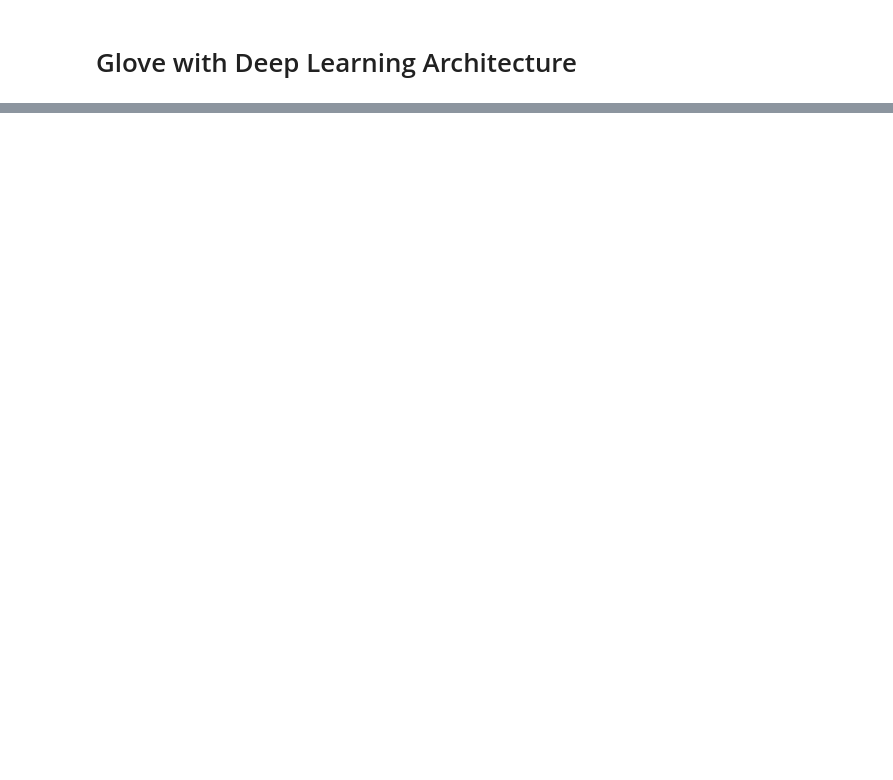
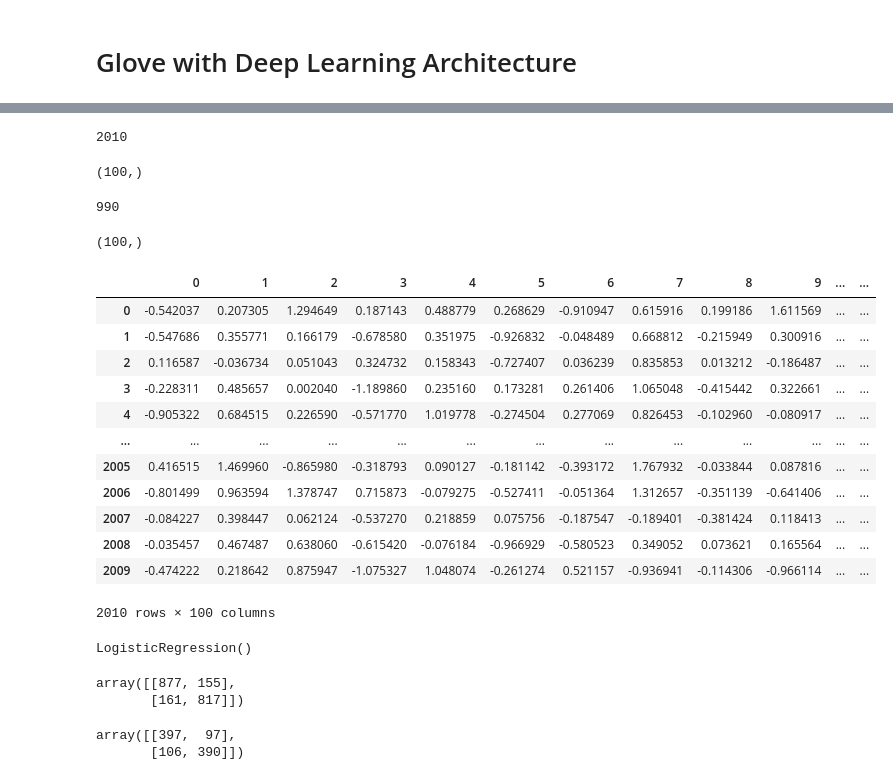
Before and after one commit to nursnaaz/GoogletoChatgpt, a Jupyter notebook: 05. Building Text Classification/Sentiment Analysis/Supervised_Sentiment_Analysis.ipynb, the cells around one changed output, grey strips where cells are left out. Cells and saved outputs as stored; diff of their text form; code cells hidden in the pictures; blank space fills up the shorter version.

```diff
--- a/05. Building Text Classification/Sentiment Analysis/Supervised_Sentiment_Analysis.ipynb
+++ b/05. Building Text Classification/Sentiment Analysis/Supervised_Sentiment_Analysis.ipynb
@@ -418,0 +554,32 @@ Test Accuracy :  0.8010101010101011
+# %%
+# Creating a feature vector by averaging all embeddings for all sentences
+def features_embeddings_trained(list_of_lists):
+
+    # feature vector column length
+    DIMENSION = w2v_model.vector_size
+
+    # Zero vector if words not in our w2v_model vocubulary
+    zero_vector = np.zeros(DIMENSION)
+
+    features = []
+
+    # feature vector for each sentence in list_of_lists one by one
+    for tokens in list_of_lists:
+
+        # feature vector for a single sentence
+        feature =  np.zeros(DIMENSION) # shape = 1X DIMENSION
+
+        # count for each token/word in a tokens or sentence
+        feature_counts = 0 + 1e-5   # to avoid divide-by-zero
+        for token in tokens:
+            if token in w2v_model.wv.index_to_key:
+                feature += w2v_model.wv[token] # Here both feature and w2v_model[token] are of same shape : 1X DIMENSION
+                feature_counts +=1    # Count increases for each token in a tokens
+
+        # Average the feature values for each tokens
+        if(feature_counts !=0 ):        # for non empty tokens
+            features.append(feature/feature_counts)
+        else:                           # for empty tokens
+            features.append(zero_vector)
+
+    return features
@@ -418,0 +633,30 @@ Test Accuracy :  0.8010101010101011
+# %%
+train_vectors = features_embeddings_trained(train_tokenized_corpus)
+print(len(train_vectors))
+train_vectors[0].shape
+# %% [output]
+2010
+(100,)
+# %%
+test_vectors = features_embeddings_trained(test_tokenized_corpus)
+print(len(test_vectors))
+test_vectors[0].shape
+# %% [output]
+990
+(100,)
+# %%
+pd.DataFrame(train_vectors)
+# %% [output]
+|  | 0 | 1 | 2 | 3 | 4 | 5 | 6 | 7 | 8 | 9 | ... | ... |
+| 0 | -0.542037 | 0.207305 | 1.294649 | 0.187143 | 0.488779 | 0.268629 | -0.910947 | 0.615916 | 0.199186 | 1.611569 | ... | ... |
+| 1 | -0.547686 | 0.355771 | 0.166179 | -0.678580 | 0.351975 | -0.926832 | -0.048489 | 0.668812 | -0.215949 | 0.300916 | ... | ... |
+| 2 | 0.116587 | -0.036734 | 0.051043 | 0.324732 | 0.158343 | -0.727407 | 0.036239 | 0.835853 | 0.013212 | -0.186487 | ... | ... |
+| 3 | -0.228311 | 0.485657 | 0.002040 | -1.189860 | 0.235160 | 0.173281 | 0.261406 | 1.065048 | -0.415442 | 0.322661 | ... | ... |
+| 4 | -0.905322 | 0.684515 | 0.226590 | -0.571770 | 1.019778 | -0.274504 | 0.277069 | 0.826453 | -0.102960 | -0.080917 | ... | ... |
+| ... | ... | ... | ... | ... | ... | ... | ... | ... | ... | ... | ... | ... |
+| 2005 | 0.416515 | 1.469960 | -0.865980 | -0.318793 | 0.090127 | -0.181142 | -0.393172 | 1.767932 | -0.033844 | 0.087816 | ... | ... |
+| 2006 | -0.801499 | 0.963594 | 1.378747 | 0.715873 | -0.079275 | -0.527411 | -0.051364 | 1.312657 | -0.351139 | -0.641406 | ... | ... |
+| 2007 | -0.084227 | 0.398447 | 0.062124 | -0.537270 | 0.218859 | 0.075756 | -0.187547 | -0.189401 | -0.381424 | 0.118413 | ... | ... |
+| 2008 | -0.035457 | 0.467487 | 0.638060 | -0.615420 | -0.076184 | -0.966929 | -0.580523 | 0.349052 | 0.073621 | 0.165564 | ... | ... |
+| 2009 | -0.474222 | 0.218642 | 0.875947 | -1.075327 | 1.048074 | -0.261274 | 0.521157 | -0.936941 | -0.114306 | -0.966114 | ... | ... |
+2010 rows × 100 columns
@@ -418,0 +665,4 @@ Test Accuracy :  0.8010101010101011
+# %%
+model.fit(train_vectors, train_y)
+# %% [output]
+LogisticRegression()
@@ -418,0 +672,10 @@ Test Accuracy :  0.8010101010101011
+# %%
+confusion_matrix(train_y, train_pred)
+# %% [output]
+array([[877, 155],
+       [161, 817]])
+# %%
+confusion_matrix(test_y, test_pred)
+# %% [output]
+array([[397,  97],
+       [106, 390]])
```
Also changed, not shown: parts of 76 cells of this notebook.
